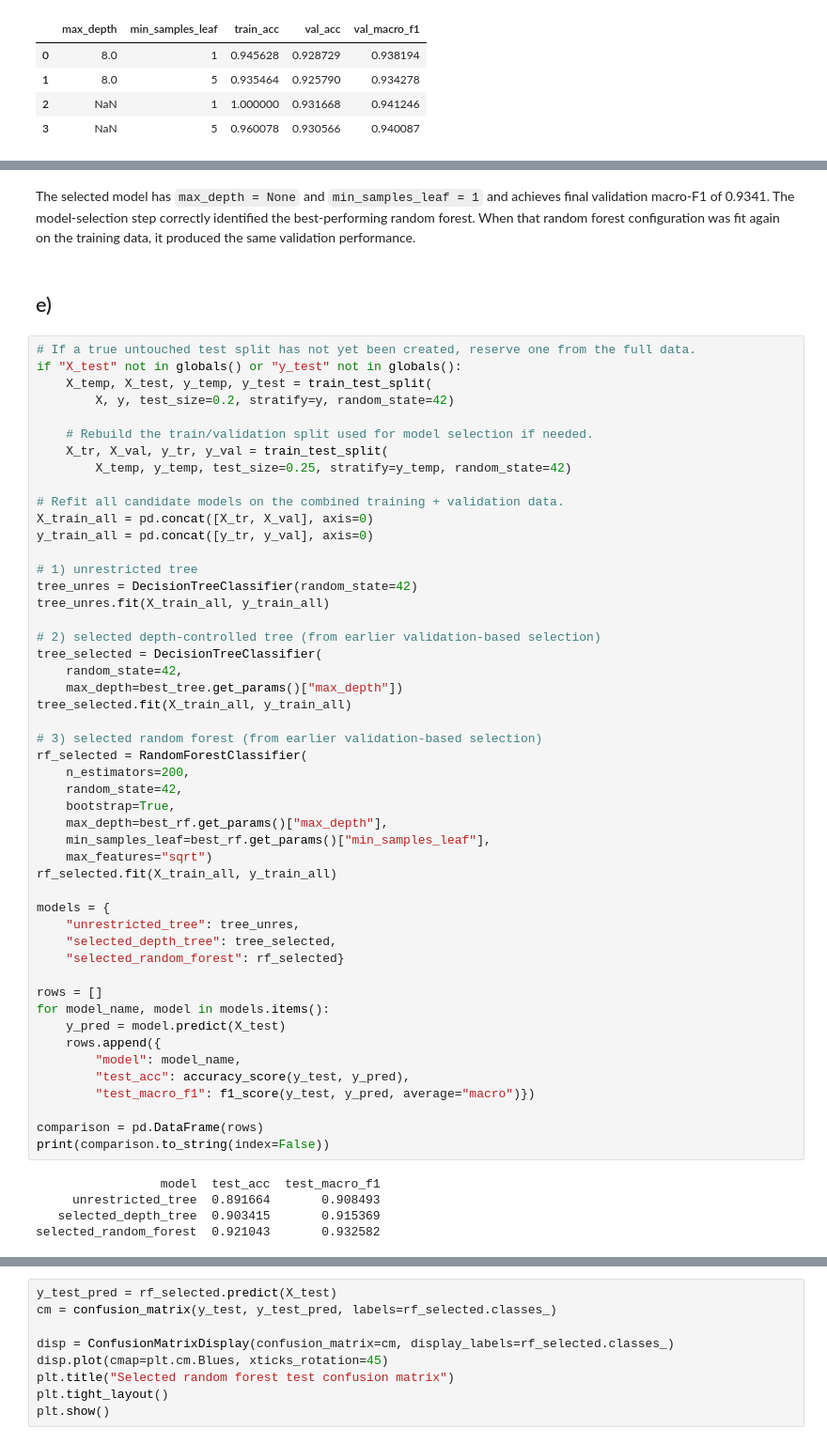
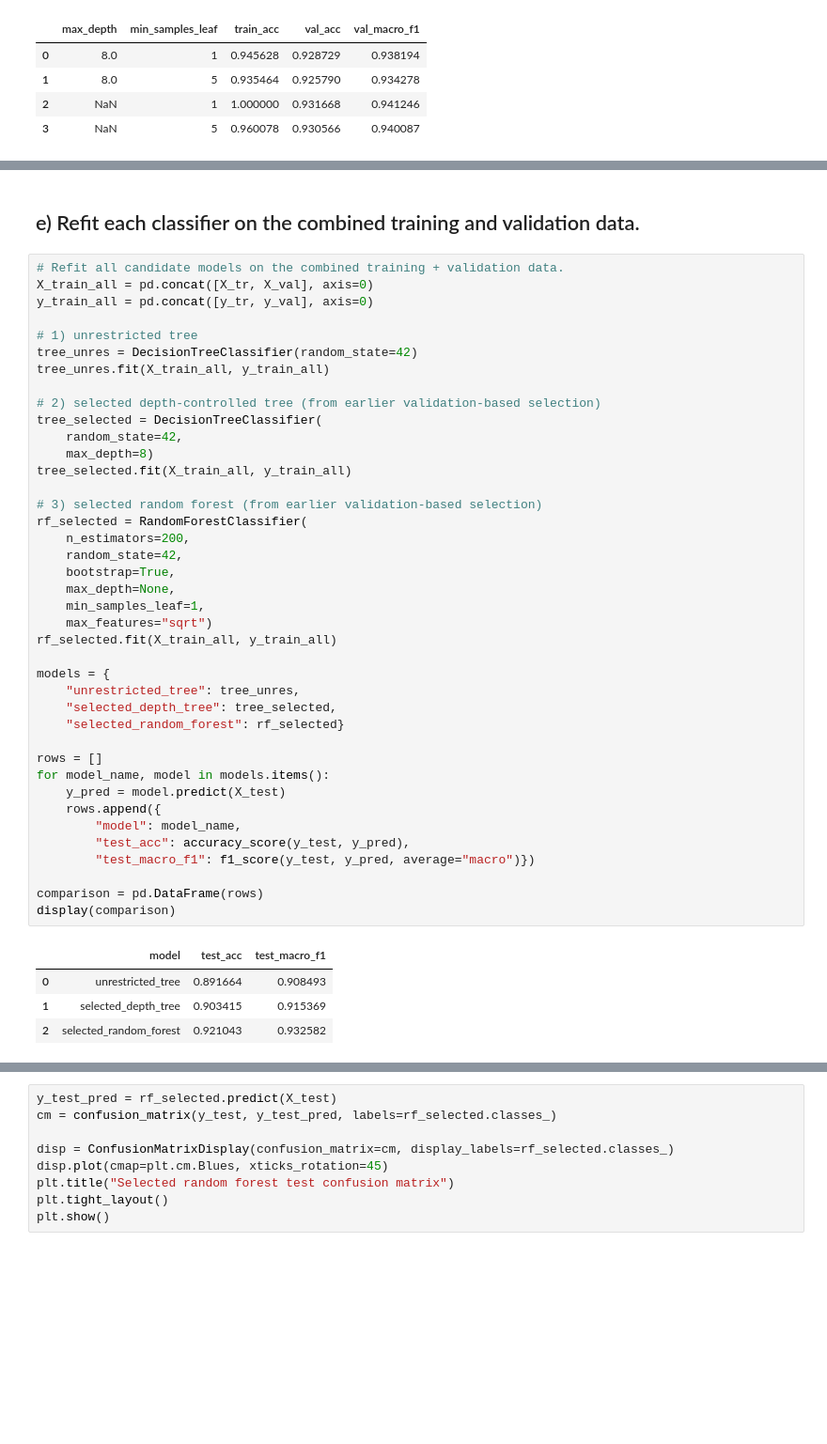
Before and after one commit to codettlaff/CPTS_575, a Jupyter notebook: assignment4/bean.ipynb, the cells around one changed output, grey strips where cells are left out. Shown at 94% size. Drawn from its saved outputs; the diff is of its cells as text; blank space fills up the shorter version.

```diff
--- a/assignment4/bean.ipynb
+++ b/assignment4/bean.ipynb
@@ -287,17 +250,6 @@ Final validation macro-F1: 0.9341
-# %% [markdown]
-The selected model has `max_depth = None` and `min_samples_leaf = 1` and achieves final validation macro-F1 of 0.9341. The model-selection step correctly identified the best-performing random forest. When that random forest configuration was fit again on the training data, it produced the same validation performance.
 # %% [markdown]
-## e)
+## e) Refit each classifier on the combined training and validation data.
 # %%
-# If a true untouched test split has not yet been created, reserve one from the full data.
-if "X_test" not in globals() or "y_test" not in globals():
-    X_temp, X_test, y_temp, y_test = train_test_split(
-        X, y, test_size=0.2, stratify=y, random_state=42)
-
-    # Rebuild the train/validation split used for model selection if needed.
-    X_tr, X_val, y_tr, y_val = train_test_split(
-        X_temp, y_temp, test_size=0.25, stratify=y_temp, random_state=42)
-
 # Refit all candidate models on the combined training + validation data.
 X_train_all = pd.concat([X_tr, X_val], axis=0)
 y_train_all = pd.concat([y_tr, y_val], axis=0)
@@ -307,39 +259,39 @@ tree_unres = DecisionTreeClassifier(random_state=42)
 tree_unres.fit(X_train_all, y_train_all)
 
 # 2) selected depth-controlled tree (from earlier validation-based selection)
 tree_selected = DecisionTreeClassifier(
     random_state=42,
-    max_depth=best_tree.get_params()["max_depth"])
+    max_depth=8)
 tree_selected.fit(X_train_all, y_train_all)
 
 # 3) selected random forest (from earlier validation-based selection)
 rf_selected = RandomForestClassifier(
     n_estimators=200,
     random_state=42,
     bootstrap=True,
-    max_depth=best_rf.get_params()["max_depth"],
-    min_samples_leaf=best_rf.get_params()["min_samples_leaf"],
+    max_depth=None,
+    min_samples_leaf=1,
     max_features="sqrt")
 rf_selected.fit(X_train_all, y_train_all)
 
 models = {
     "unrestricted_tree": tree_unres,
     "selected_depth_tree": tree_selected,
     "selected_random_forest": rf_selected}
 
 rows = []
 for model_name, model in models.items():
     y_pred = model.predict(X_test)
     rows.append({
         "model": model_name,
         "test_acc": accuracy_score(y_test, y_pred),
         "test_macro_f1": f1_score(y_test, y_pred, average="macro")})
 
 comparison = pd.DataFrame(rows)
-print(comparison.to_string(index=False))
+display(comparison)
 # %% [output]
-                 model  test_acc  test_macro_f1
-     unrestricted_tree  0.891664       0.908493
-   selected_depth_tree  0.903415       0.915369
-selected_random_forest  0.921043       0.932582
+|  | model | test_acc | test_macro_f1 |
+| 0 | unrestricted_tree | 0.891664 | 0.908493 |
+| 1 | selected_depth_tree | 0.903415 | 0.915369 |
+| 2 | selected_random_forest | 0.921043 | 0.932582 |
 # %% [markdown]
```
Also changed, not shown: parts of 4 cells of this notebook.
